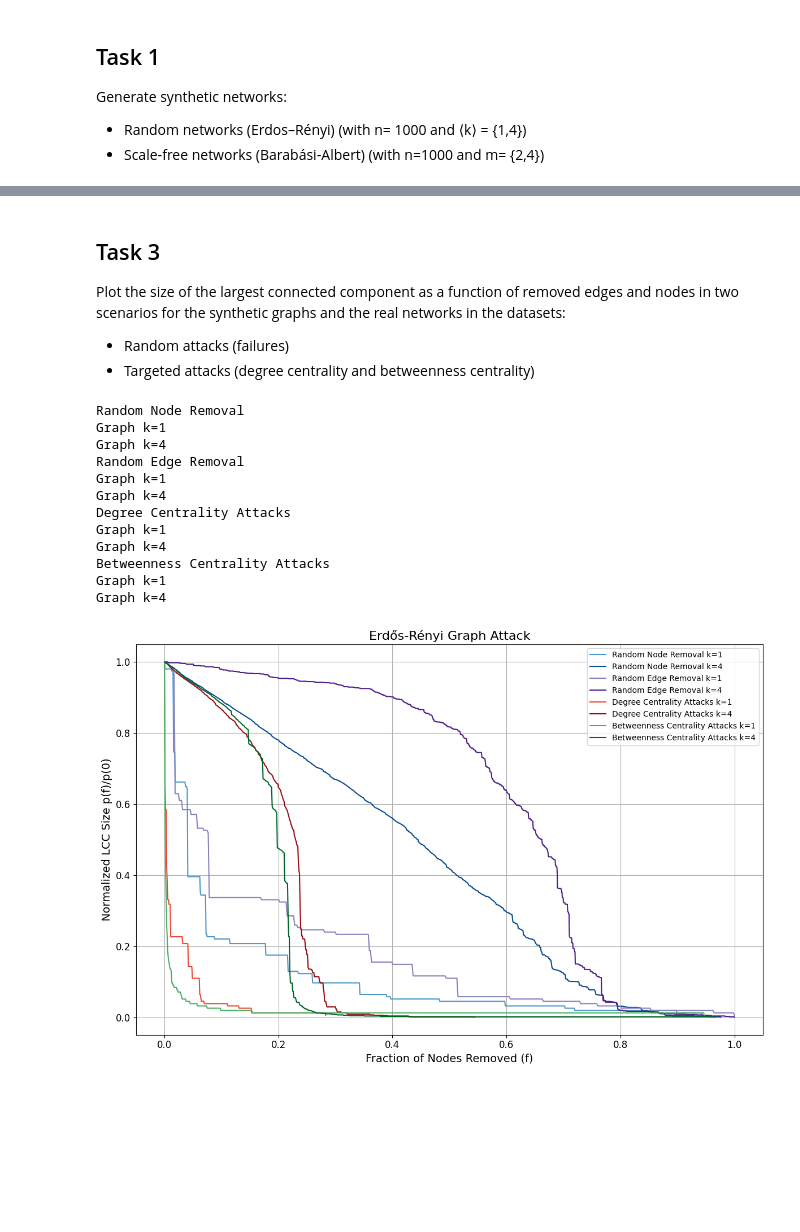
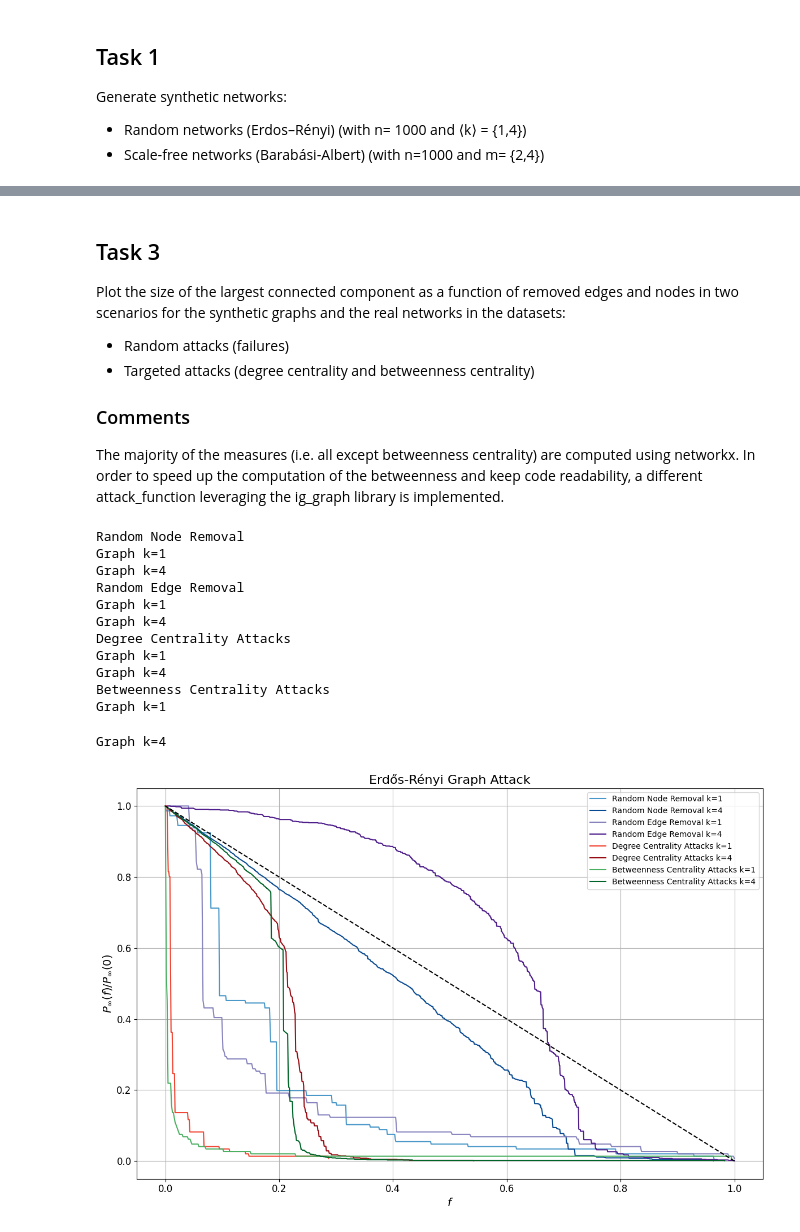
Before and after one commit to eliaswjmuller/HS24_NetworkScience, a Jupyter notebook: A7/HS24_NS_A7_Solutions_Elias_Müller.ipynb, the cells around one changed output, grey strips where cells are left out. Cells and saved outputs as stored; diff of their text form; code cells hidden in the pictures; blank space fills up the shorter version.

```diff
--- a/A7/HS24_NS_A7_Solutions_Elias_Müller.ipynb
+++ b/A7/HS24_NS_A7_Solutions_Elias_Müller.ipynb
@@ -97,3 +104,6 @@ Text(0.5, 0.95, 'Task 2 - Datasets')
 Plot the size of the largest connected component as a function of removed edges and nodes in two scenarios for the synthetic graphs and the real networks in the datasets:
 - Random attacks (failures)
 - Targeted attacks (degree centrality and betweenness centrality)
+
+### Comments
+The majority of the measures (i.e. all except betweenness centrality) are computed using networkx. In order to speed up the computation of the betweenness and keep code readability, a different attack_function leveraging the ig_graph library is implemented.
@@ -111,10 +153,6 @@ def degree_centrality_attack(g):
     degrees = dict(g.degree())
     return max(degrees, key=degrees.get)
 
-def betweenness_centrality_attack(g):
-    betweenness = nx.betweenness_centrality(g)
-    return max(betweenness, key=betweenness.get)
-
 
 def attack(g, attack_function):
     g_copy = g.copy()
@@ -122,20 +160,18 @@ def attack(g, attack_function):
     p0 = size_largest_cc(g_copy)
     removed_nodes = [(0, 1)]
     j = 0
-    with tqdm(total=N, desc='Attacking nodes', unit='node') as pbar:
-        while len(g_copy.nodes) > 0:
-            node = attack_function(g_copy)
-            g_copy.remove_node(node)
-            j += 1
-            pbar.update(1)
+    while len(g_copy.nodes) > 0:
+        node = attack_function(g_copy)
+        g_copy.remove_node(node)
+        j += 1
 
-            f = j / N
-            largest_cc_size = size_largest_cc(g_copy)
-            pf_p0 = largest_cc_size / p0
-            removed_nodes.append((f, pf_p0))
+        f = j / N
+        largest_cc_size = size_largest_cc(g_copy)
+        pf_p0 = largest_cc_size / p0
+        removed_nodes.append((f, pf_p0))
 
-            if largest_cc_size == 1:
-                break
+        if largest_cc_size == 1:
+            break
     x = [item[0] for item in removed_nodes]
     y = [item[1] for item in removed_nodes]
     return x, y
@@ -165,7 +201,7 @@ attack_strategies = [
     ('Random Node Removal', random_attack_node, 'Blues', 'node'),
     ('Random Edge Removal', random_attack_edge, 'Purples', 'edge'),
     ('Degree Centrality Attacks', degree_centrality_attack, 'Reds', 'node'),
-    ('Betweenness Centrality Attacks', betweenness_centrality_attack, 'Greens', 'node'),
+    ('Betweenness Centrality Attacks', None, 'Greens', 'between'),
 ]
 # %%
 plt.figure(figsize=(12, 8))
@@ -173,39 +209,42 @@ plt.figure(figsize=(12, 8))
 for strategy_name, attack_function, cmap_name, type in attack_strategies:
     print(f"{strategy_name}")
     cmap = plt.get_cmap(cmap_name)
     colors = [cmap(ci) for ci in [0.6, 0.9]]
 
     for i, (k, g) in enumerate(er_graphs.items()):
         print(f"Graph k={k}")
         if type == 'node':
             x, y = attack(g, attack_function)
+        elif type =='between':
+            x,y = attack_between(g)
         else:
             x, y = attack_edges(g, attack_function)
         plt.plot(x, y, color=colors[i], label=f'{strategy_name} k={k}')
 
-plt.legend(fontsize=10, loc='best')
-plt.xlabel('Fraction of Nodes Removed (f)', fontsize=14)
-plt.ylabel('Normalized LCC Size p(f)/p(0)', fontsize=14)
+plt.plot([1, 0], [0, 1], 'k--')
+plt.legend(fontsize=10)
+plt.xlabel(r'$f$', fontsize=14)
+plt.ylabel(r'$P_{\infty}(f)/P_{\infty}(0)$', fontsize=14)
 plt.title('Erdős-Rényi Graph Attack', fontsize=16)
-plt.grid(True)
+plt.grid()
 plt.xticks(fontsize=12)
 plt.yticks(fontsize=12)
 plt.tight_layout()
 plt.show()
 # %% [output]
 Random Node Removal
 Graph k=1
 Graph k=4
 Random Edge Removal
 Graph k=1
 Graph k=4
 Degree Centrality Attacks
 Graph k=1
 Graph k=4
 Betweenness Centrality Attacks
 Graph k=1
-Graph k=4
+Graph k=4
-[figure, old version]
+[figure, new version]
 # %%
 # Initialize the figure
 plt.figure(figsize=(12, 8))
```
Also changed, not shown: parts of 6 cells of this notebook.
